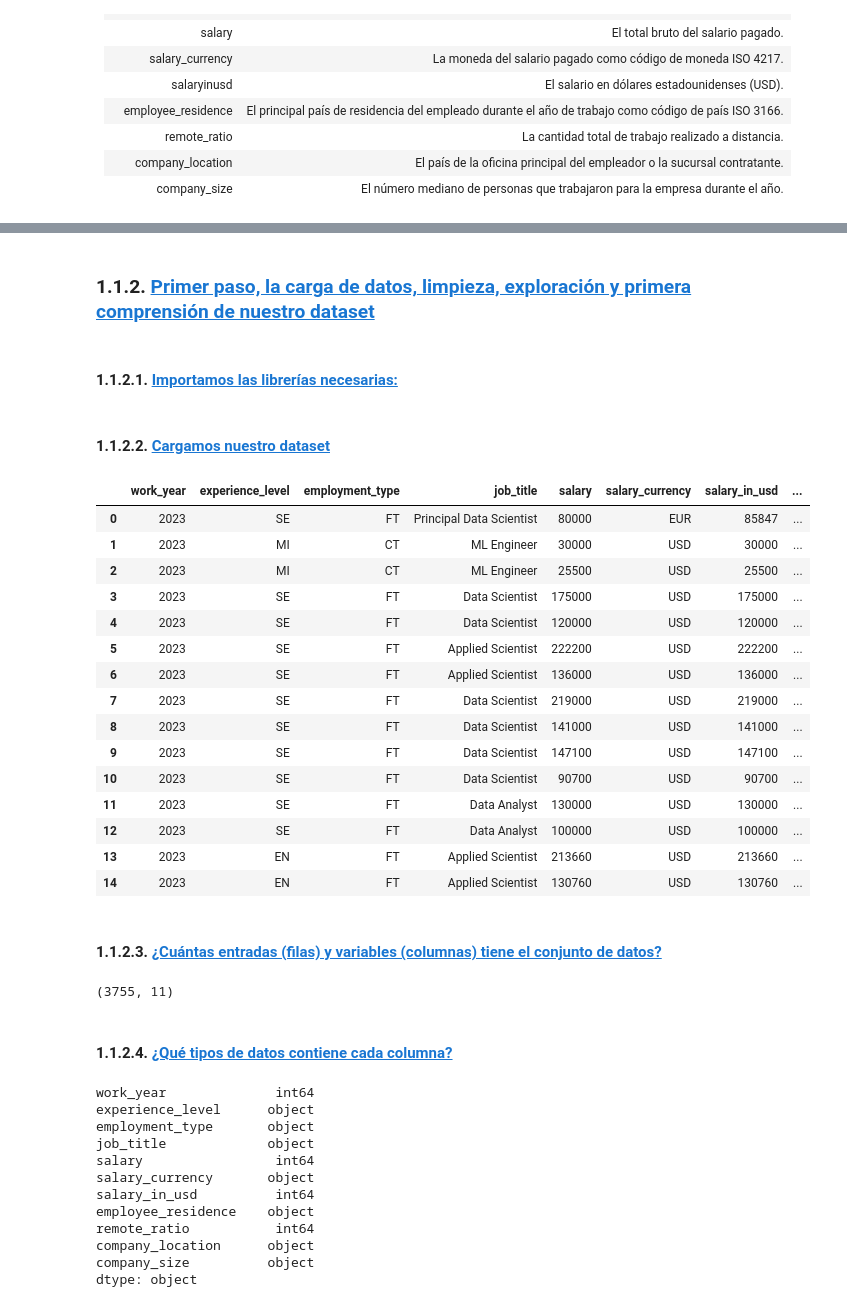
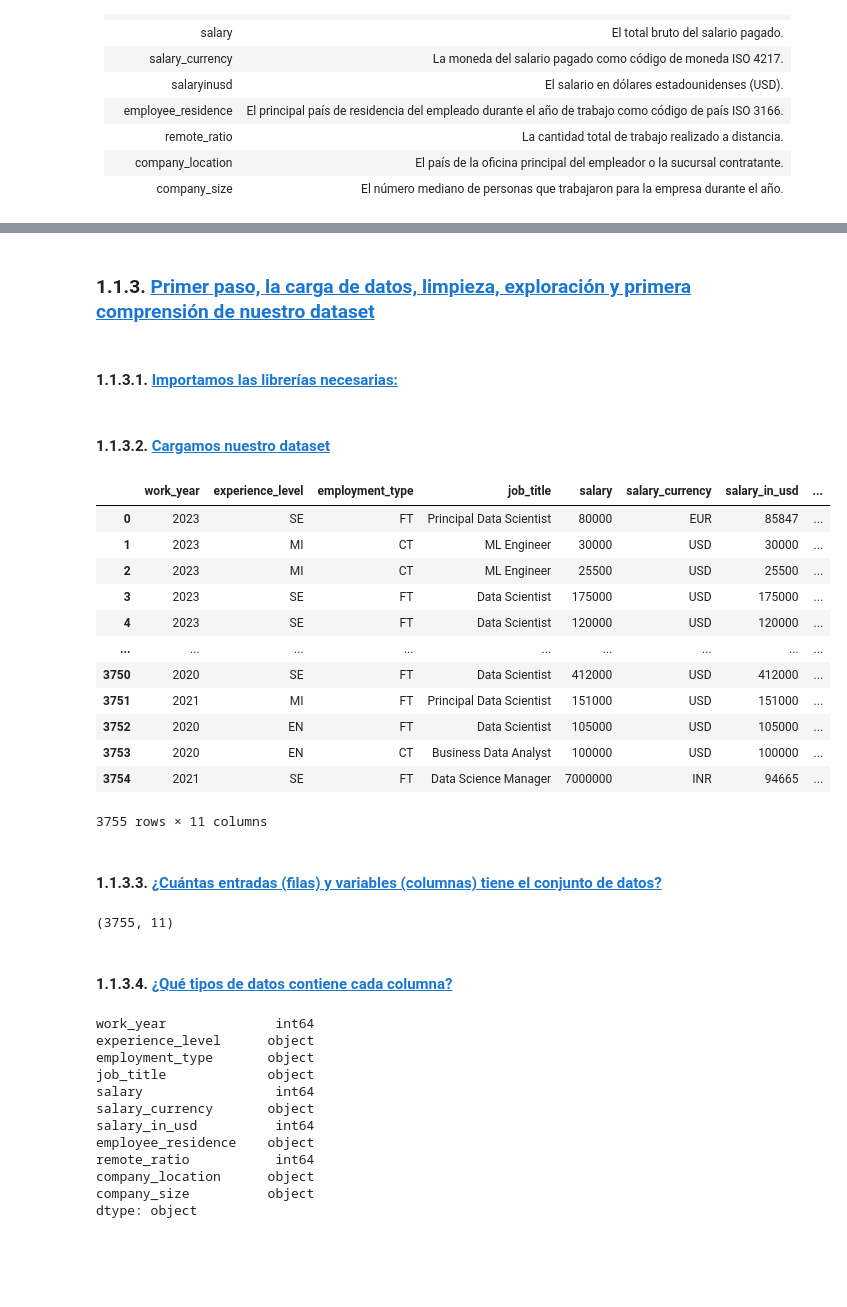
Before and after one commit to lucianocufari/data_science_salaries_2023, a Jupyter notebook: data_science_salaries_2023.ipynb, the cells around one changed output, grey strips where cells are left out. Drawn from its saved outputs; the diff is of its cells as text; code cells hidden in the pictures; blank space fills up the shorter version.

Commit message:
Revert "Update data_science_salaries_2023.ipynb"
This reverts commit 1609f84ed95e96245778f88c31361a797976b883.

```diff
--- a/data_science_salaries_2023.ipynb
+++ b/data_science_salaries_2023.ipynb
@@ -95,5 +113,5 @@ Este conjunto de datos es útil para entender la distribución de los salarios e
 # %% [markdown]
-### 1.1.2. <a id='toc1_1_2_'></a>[Primer paso, la carga de datos, limpieza, exploración y primera comprensión de nuestro dataset](#toc0_)
+### 1.1.3. <a id='toc1_1_3_'></a>[Primer paso, la carga de datos, limpieza, exploración y primera comprensión de nuestro dataset](#toc0_)
 # %% [markdown]
-#### 1.1.2.1. <a id='toc1_1_2_1_'></a>[Importamos las librerías necesarias:](#toc0_)
+#### 1.1.3.1. <a id='toc1_1_3_1_'></a>[Importamos las librerías necesarias:](#toc0_)
 # %%
@@ -107,3 +125,3 @@ import plotly.graph_objects as go
 # %% [markdown]
-#### 1.1.2.2. <a id='toc1_1_2_2_'></a>[Cargamos nuestro dataset](#toc0_)
+#### 1.1.3.2. <a id='toc1_1_3_2_'></a>[Cargamos nuestro dataset](#toc0_)
 # %%
@@ -111,30 +129,27 @@ df = pd.read_csv("/Users/lucianocufari/Documents/GitHub/data_science_salaries_20
 # %%
-df.head(15)
+df
 # %% [output]
 |  | work_year | experience_level | employment_type | job_title | salary | salary_currency | salary_in_usd | ... |
 | 0 | 2023 | SE | FT | Principal Data Scientist | 80000 | EUR | 85847 | ... |
 | 1 | 2023 | MI | CT | ML Engineer | 30000 | USD | 30000 | ... |
 | 2 | 2023 | MI | CT | ML Engineer | 25500 | USD | 25500 | ... |
 | 3 | 2023 | SE | FT | Data Scientist | 175000 | USD | 175000 | ... |
 | 4 | 2023 | SE | FT | Data Scientist | 120000 | USD | 120000 | ... |
-| 5 | 2023 | SE | FT | Applied Scientist | 222200 | USD | 222200 | ... |
-| 6 | 2023 | SE | FT | Applied Scientist | 136000 | USD | 136000 | ... |
-| 7 | 2023 | SE | FT | Data Scientist | 219000 | USD | 219000 | ... |
-| 8 | 2023 | SE | FT | Data Scientist | 141000 | USD | 141000 | ... |
-| 9 | 2023 | SE | FT | Data Scientist | 147100 | USD | 147100 | ... |
-| 10 | 2023 | SE | FT | Data Scientist | 90700 | USD | 90700 | ... |
-| 11 | 2023 | SE | FT | Data Analyst | 130000 | USD | 130000 | ... |
-| 12 | 2023 | SE | FT | Data Analyst | 100000 | USD | 100000 | ... |
-| 13 | 2023 | EN | FT | Applied Scientist | 213660 | USD | 213660 | ... |
-| 14 | 2023 | EN | FT | Applied Scientist | 130760 | USD | 130760 | ... |
+| ... | ... | ... | ... | ... | ... | ... | ... | ... |
+| 3750 | 2020 | SE | FT | Data Scientist | 412000 | USD | 412000 | ... |
+| 3751 | 2021 | MI | FT | Principal Data Scientist | 151000 | USD | 151000 | ... |
+| 3752 | 2020 | EN | FT | Data Scientist | 105000 | USD | 105000 | ... |
+| 3753 | 2020 | EN | CT | Business Data Analyst | 100000 | USD | 100000 | ... |
+| 3754 | 2021 | SE | FT | Data Science Manager | 7000000 | INR | 94665 | ... |
+3755 rows × 11 columns
 # %% [markdown]
-#### 1.1.2.3. <a id='toc1_1_2_3_'></a>[¿Cuántas entradas (filas) y variables (columnas) tiene el conjunto de datos?](#toc0_)
+#### 1.1.3.3. <a id='toc1_1_3_3_'></a>[¿Cuántas entradas (filas) y variables (columnas) tiene el conjunto de datos?](#toc0_)
 # %%
 df.shape
 # %% [output]
 (3755, 11)
 # %% [markdown]
-#### 1.1.2.4. <a id='toc1_1_2_4_'></a>[¿Qué tipos de datos contiene cada columna?](#toc0_)
+#### 1.1.3.4. <a id='toc1_1_3_4_'></a>[¿Qué tipos de datos contiene cada columna?](#toc0_)
 # %%
 df.dtypes
 # %% [output]
```
Also changed, not shown: parts of 75 cells of this notebook.
